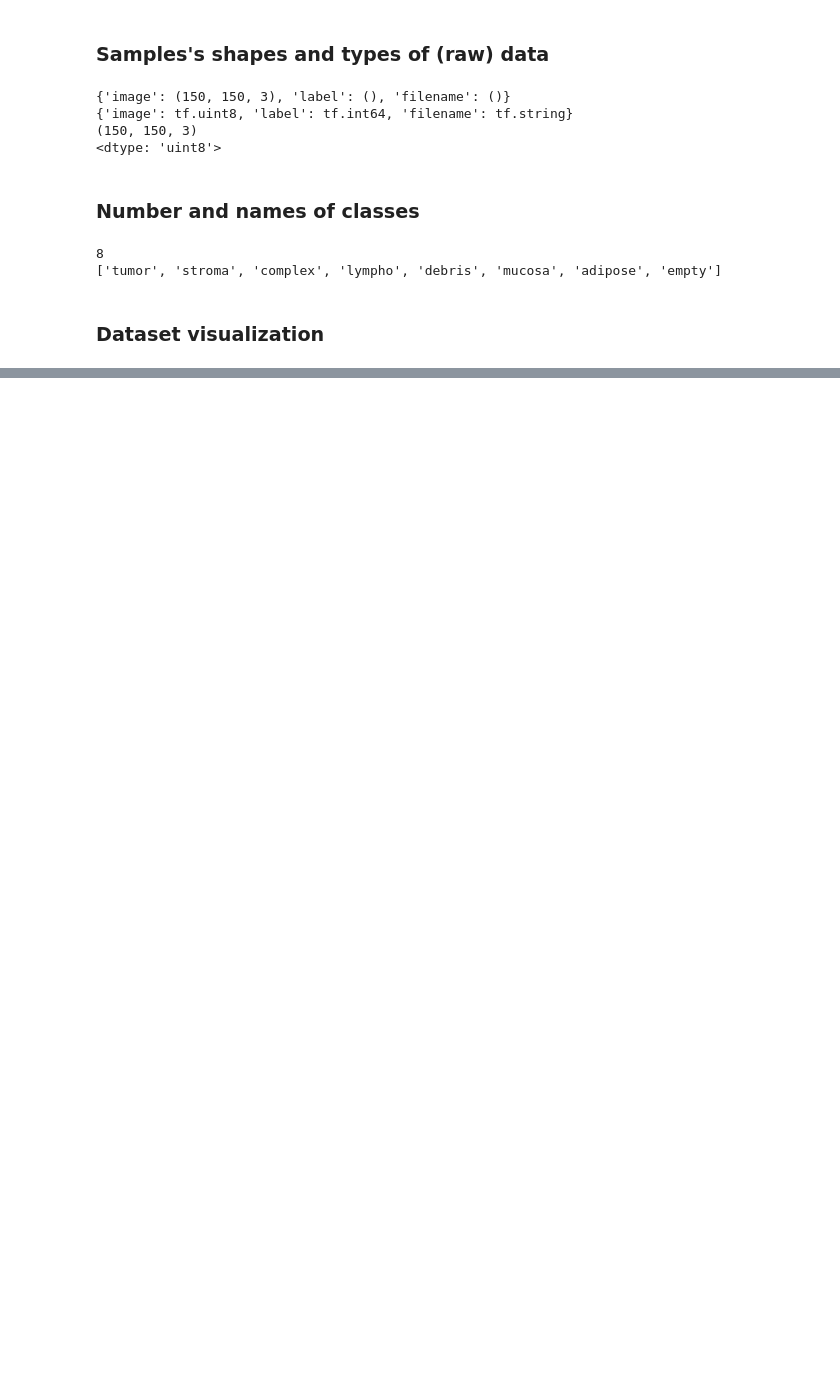
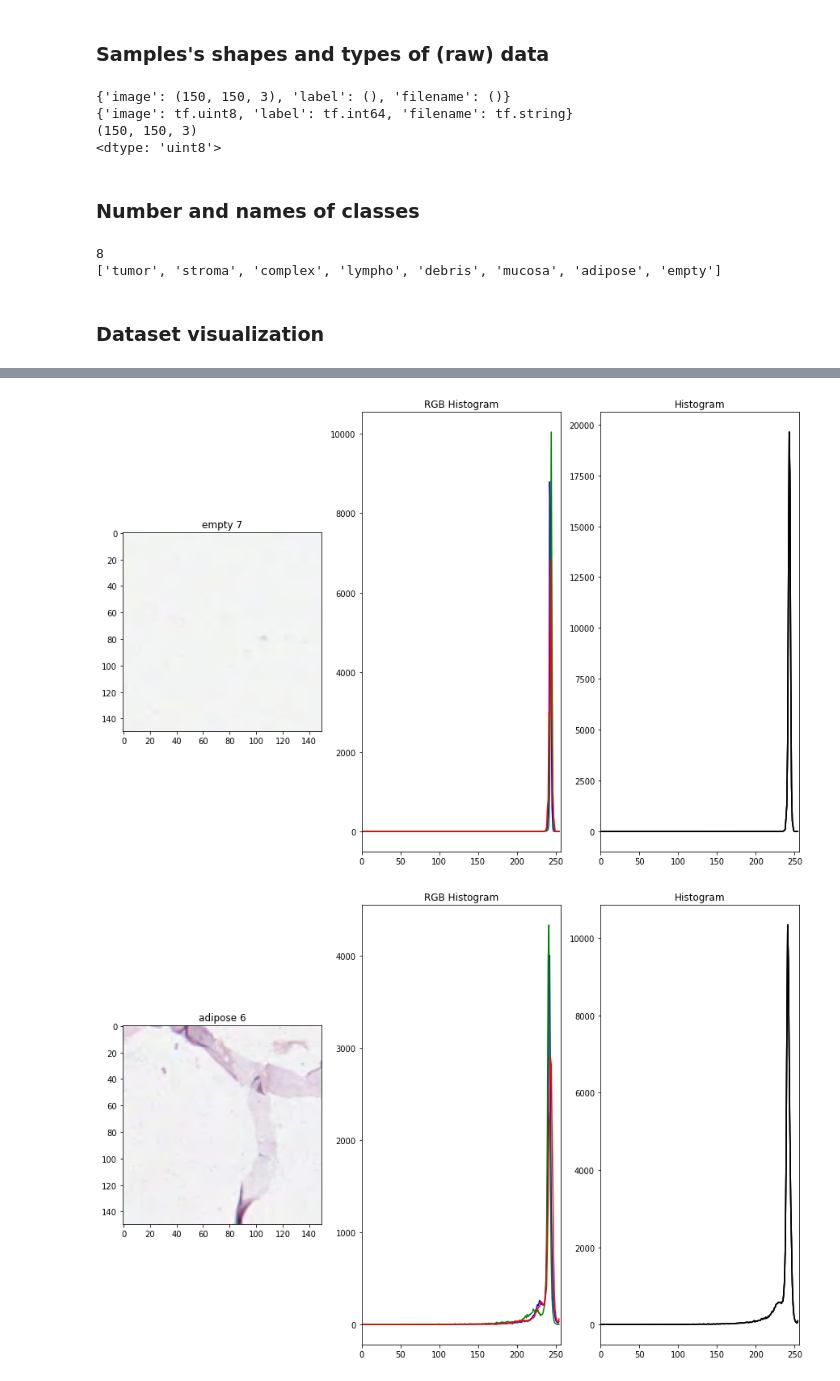
Before and after one commit to M-T3K/ImageUnderstanding2K21, a Jupyter notebook: proposal.ipynb, the cells around one changed output, grey strips where cells are left out. Cells and saved outputs as stored; diff of their text form; code cells hidden in the pictures; blank space fills up the shorter version.

```diff
--- a/proposal.ipynb
+++ b/proposal.ipynb
@@ -103,0 +112,22 @@ fig = tfds.show_examples(ds, ds_info)
+# %%
+labels = ds_info.features["label"].names
+for e in ds.take(10):
+    fig, (ax1, ax2, ax3) = plt.subplots(1,3,figsize=(15,10))
+    label = f"{labels[e['label'].numpy()]} {e['label'].numpy()}"
+    img = e['image'].numpy()
+    color = ('b','g','r')
+    for i, col in enumerate(color):
+        ax1.imshow(img)
+        ax1.set_title(label)
+        histr,_ = np.histogram(img[:,:,i], bins=range(256))
+        ax2.plot(histr, color = col)
+        ax2.set_xlim([0, 256])
+        ax2.set_title("RGB Histogram")
+        histr,_ = np.histogram(img, bins=range(256))
+        ax3.plot(histr, color = 'black')
+        ax3.set_xlim([0, 256])
+        ax3.set_title("Histogram")
+    plt.show()
+# %% [output]
+[figure, added]
+[figure, added]
```
Also changed, not shown: parts of 8 cells of this notebook, 4 other files.
